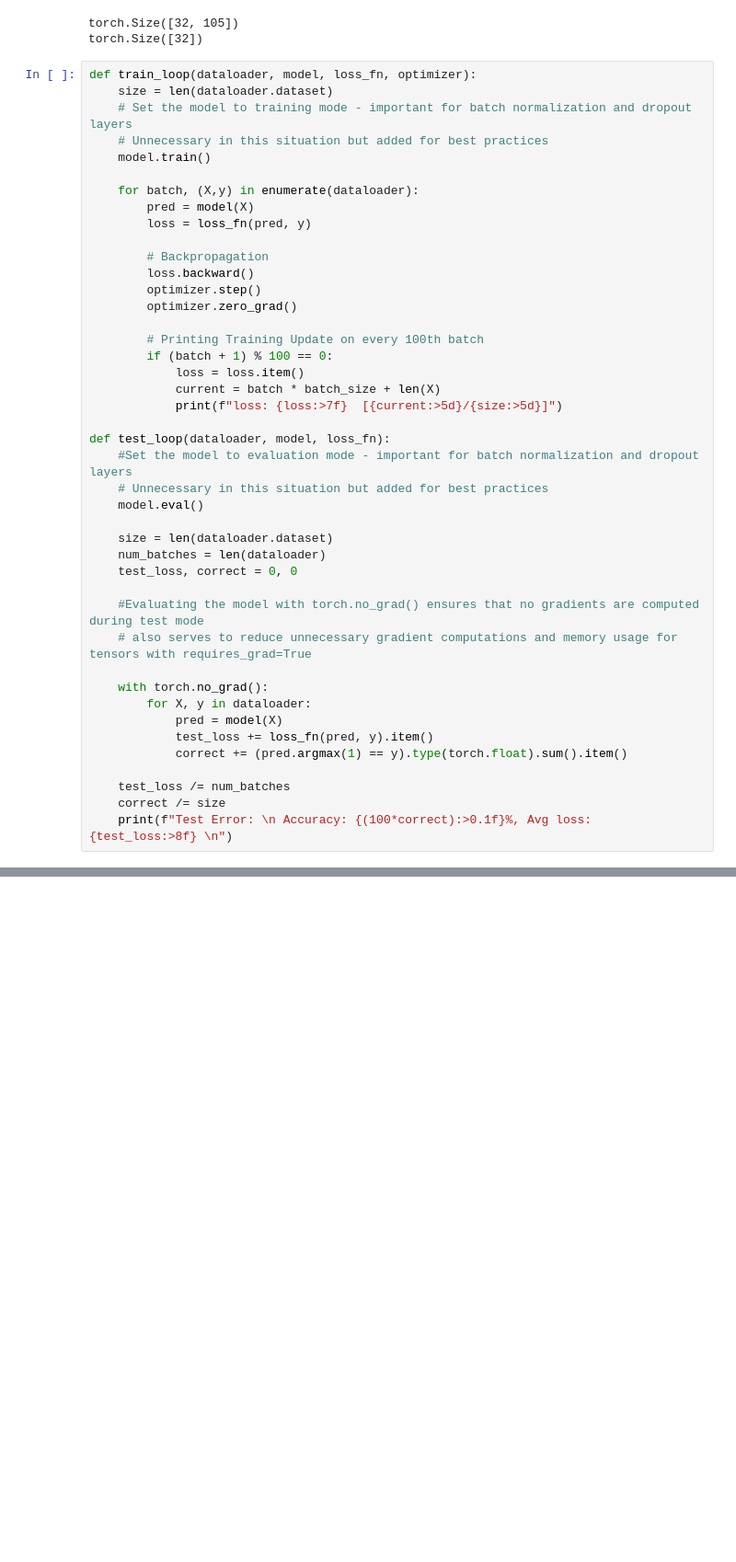
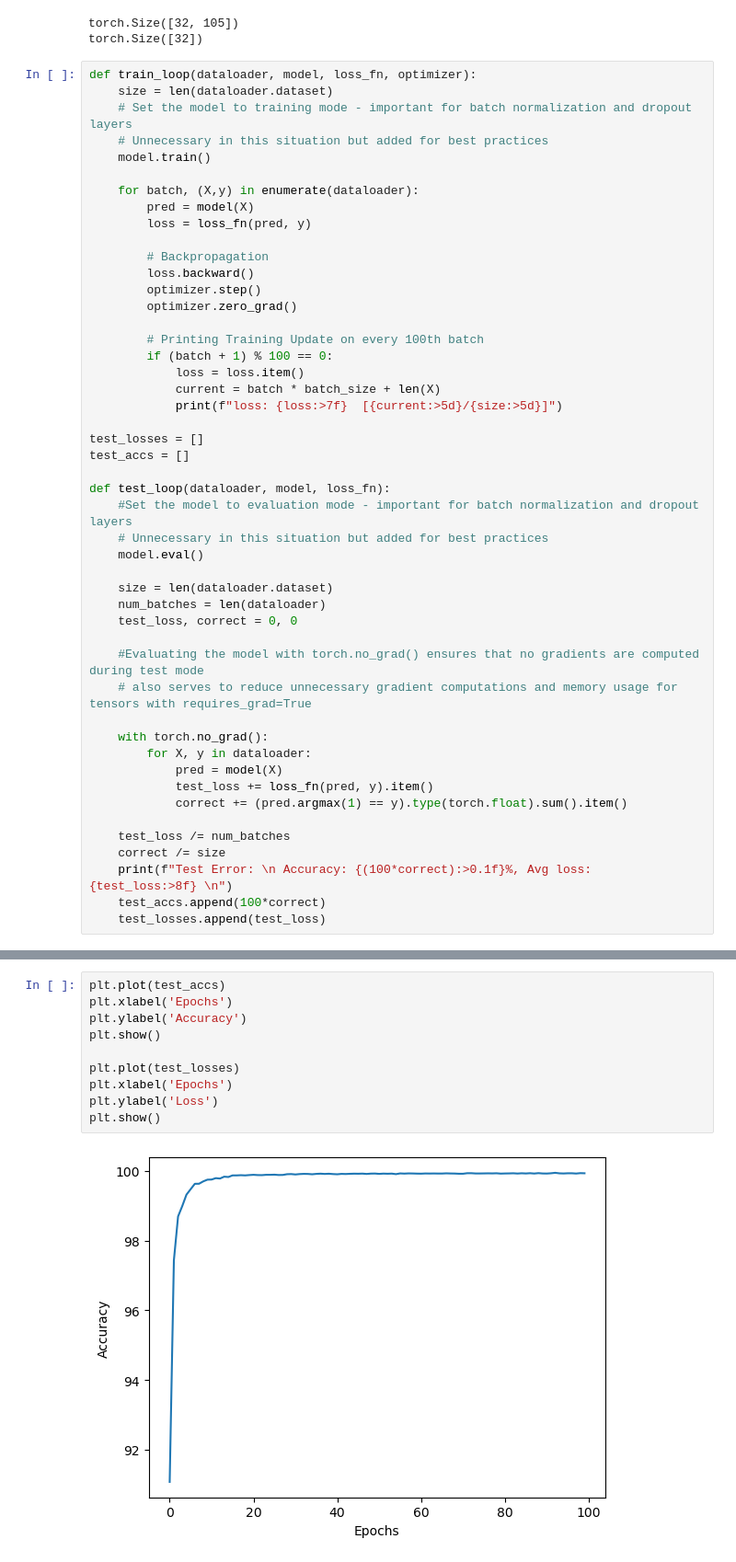
Before and after one commit to Bobsn713/blackjack, a Jupyter notebook: Imitation/hsd_ntbk.ipynb, the cells around one changed output, grey strips where cells are left out. Shown at 92% size. Drawn from its saved outputs; the diff is of its cells as text; blank space fills up the shorter version.

Commit message:
trained imit nns to 99/100% accuracy

```diff
--- a/Imitation/hsd_ntbk.ipynb
+++ b/Imitation/hsd_ntbk.ipynb
@@ -113,6 +114,9 @@ def train_loop(dataloader, model, loss_fn, optimizer):
             current = batch * batch_size + len(X)
             print(f"loss: {loss:>7f}  [{current:>5d}/{size:>5d}]")
 
+test_losses = []
+test_accs = []
+
 def test_loop(dataloader, model, loss_fn):
     #Set the model to evaluation mode - important for batch normalization and dropout layers
     # Unnecessary in this situation but added for best practices
@@ -134,6 +138,8 @@ def test_loop(dataloader, model, loss_fn):
     test_loss /= num_batches
     correct /= size
     print(f"Test Error: \n Accuracy: {(100*correct):>0.1f}%, Avg loss: {test_loss:>8f} \n")
+    test_accs.append(100*correct)
+    test_losses.append(test_loss)
 # %%
 class hsd_NeuralNetwork(nn.Module):
     def __init__(self):
@@ -184,2 +190,14 @@ Test Error:
 
 Done!
+# %%
+plt.plot(test_accs)
+plt.xlabel('Epochs')
+plt.ylabel('Accuracy')
+plt.show()
+
+plt.plot(test_losses)
+plt.xlabel('Epochs')
+plt.ylabel('Loss')
+plt.show()
+# %% [output]
+[figure, added]
```
Also changed, not shown: parts of 8 cells of this notebook, 3 other files.
